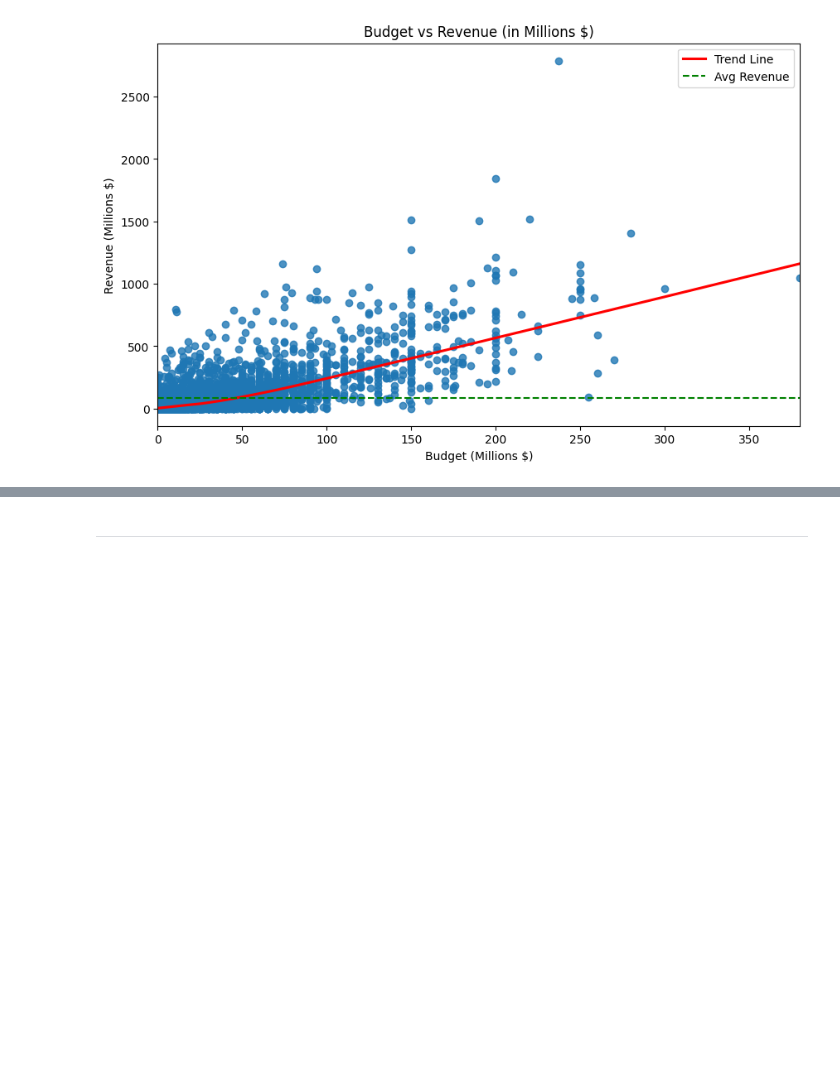
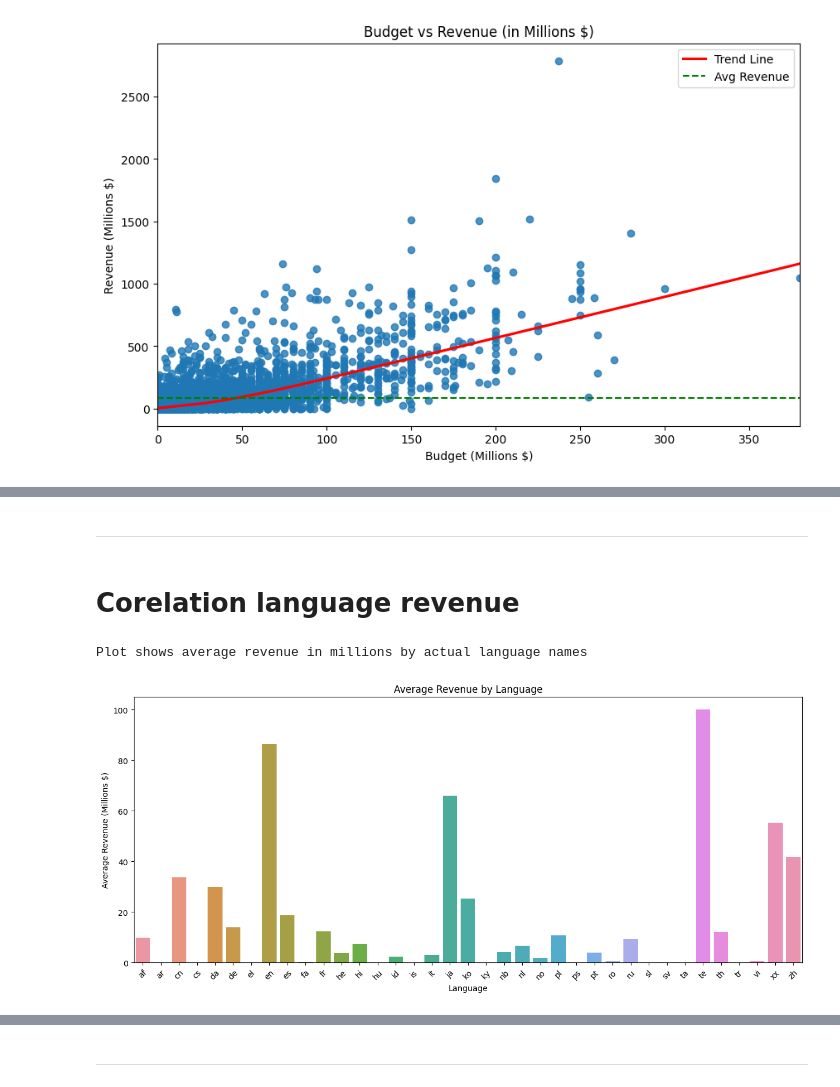
Before and after one commit to Agnieszkalukasiak/Film_Hit_prediction, a Jupyter notebook: jupyter_notebooks/Film_success_study.ipynb, the cells around one changed output, grey strips where cells are left out. Drawn from its saved outputs; the diff is of its cells as text; code cells hidden in the pictures; blank space fills up the shorter version.

```diff
--- a/jupyter_notebooks/Film_success_study.ipynb
+++ b/jupyter_notebooks/Film_success_study.ipynb
@@ -204,0 +258,20 @@ Plot shows scatter points, trend line (red), and average revenue line (green)
+# %% [markdown]
+---
+# %% [markdown]
+# Corelation language revenue
+# %%
+import matplotlib.pyplot as plt
+import seaborn as sns
+
+plt.figure(figsize=(15, 6))
+df_movies['original_language'] = df_movies['original_language'].fillna('unknown')
+lang_revenue = df_movies.groupby('original_language')['revenue'].mean() / 1000000
+sns.barplot(x=lang_revenue.index, y=lang_revenue.values)
+plt.title('Average Revenue by Language')
+plt.xlabel('Language')
+plt.ylabel('Average Revenue (Millions $)')
+plt.xticks(rotation=45)
+print("Plot shows average revenue in millions by actual language names")
+# %% [output]
+Plot shows average revenue in millions by actual language names
+[figure, added]
```
Also changed, not shown: parts of 7 cells of this notebook, 2 other files.
